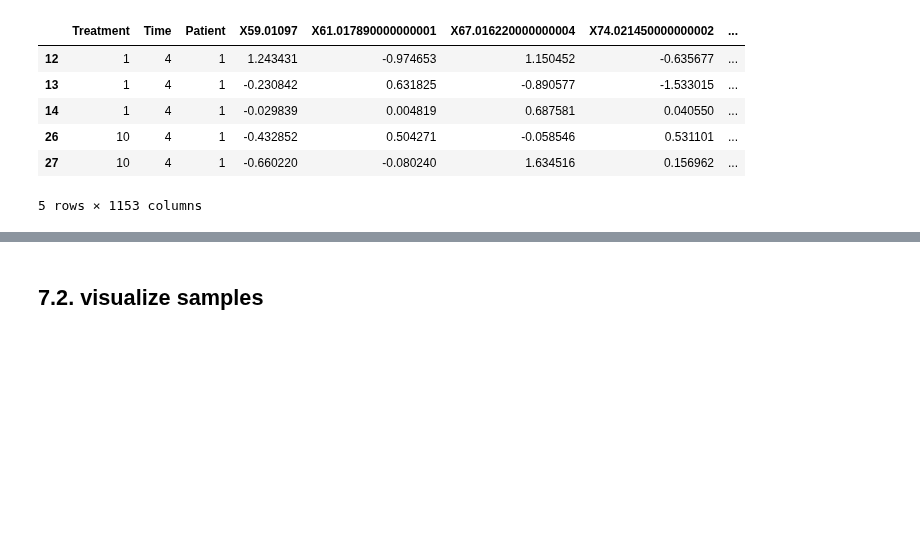
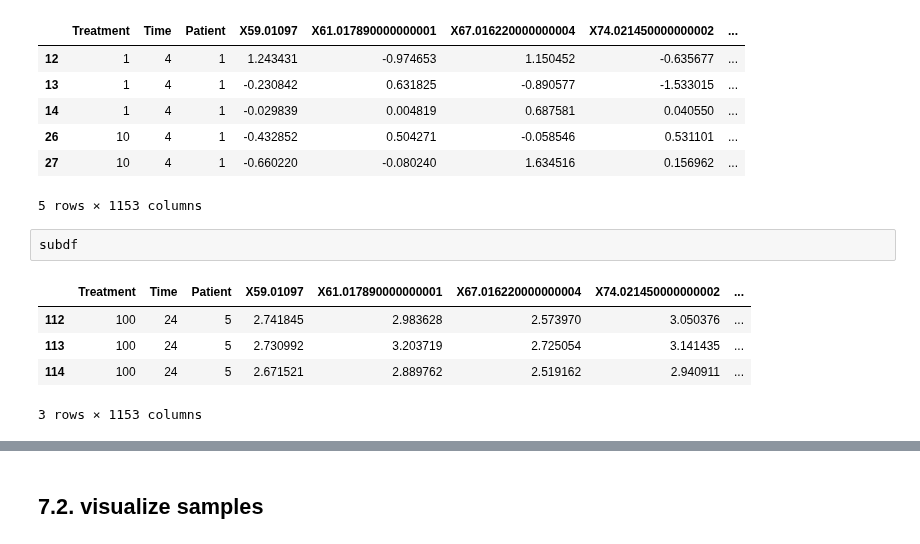
Before and after one commit to adelomana/HUVECs, a Jupyter notebook: Fig.4.untargeted/patient-specific/to remove/sample normalization.ipynb, the cells around one changed output, grey strips where cells are left out. Drawn from its saved outputs; the diff is of its cells as text; blank space fills up the shorter version.

Commit message:
finalize patient-specific analysis

```diff
--- a/Fig.4.untargeted/patient-specific/sample normalization.ipynb
+++ b/Fig.4.untargeted/patient-specific/to remove/sample normalization.ipynb
@@ -494,3 +494,11 @@ result.head()
 | 26 | 10 | 4 | 1 | -0.432852 | 0.504271 | -0.058546 | 0.531101 | ... |
 | 27 | 10 | 4 | 1 | -0.660220 | -0.080240 | 1.634516 | 0.156962 | ... |
 5 rows × 1153 columns
+# %%
+subdf
+# %% [output]
+|  | Treatment | Time | Patient | X59.01097 | X61.017890000000001 | X67.016220000000004 | X74.021450000000002 | ... |
+| 112 | 100 | 24 | 5 | 2.741845 | 2.983628 | 2.573970 | 3.050376 | ... |
+| 113 | 100 | 24 | 5 | 2.730992 | 3.203719 | 2.725054 | 3.141435 | ... |
+| 114 | 100 | 24 | 5 | 2.671521 | 2.889762 | 2.519162 | 2.940911 | ... |
+3 rows × 1153 columns
```
Also changed, not shown: parts of 1 cell of this notebook, 6 other files.
